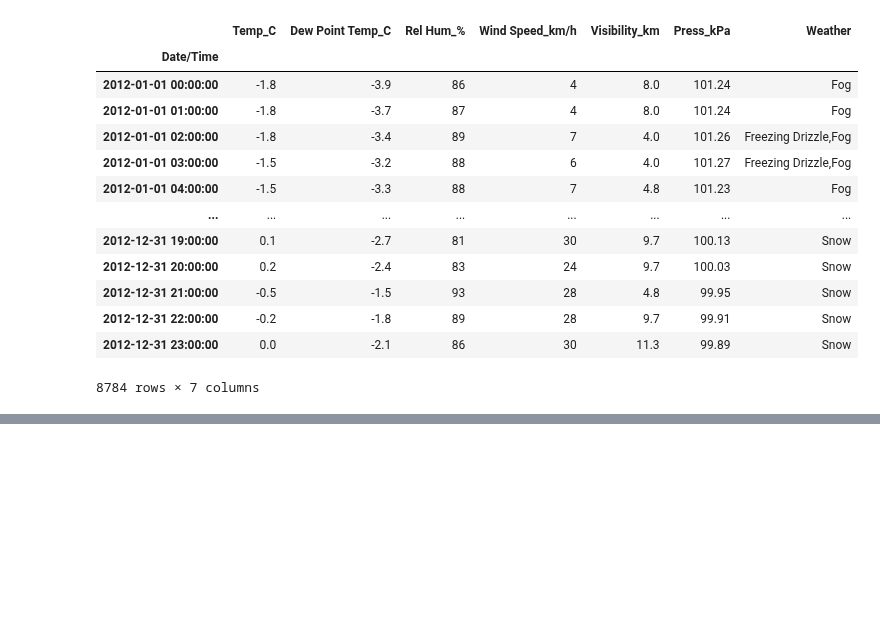
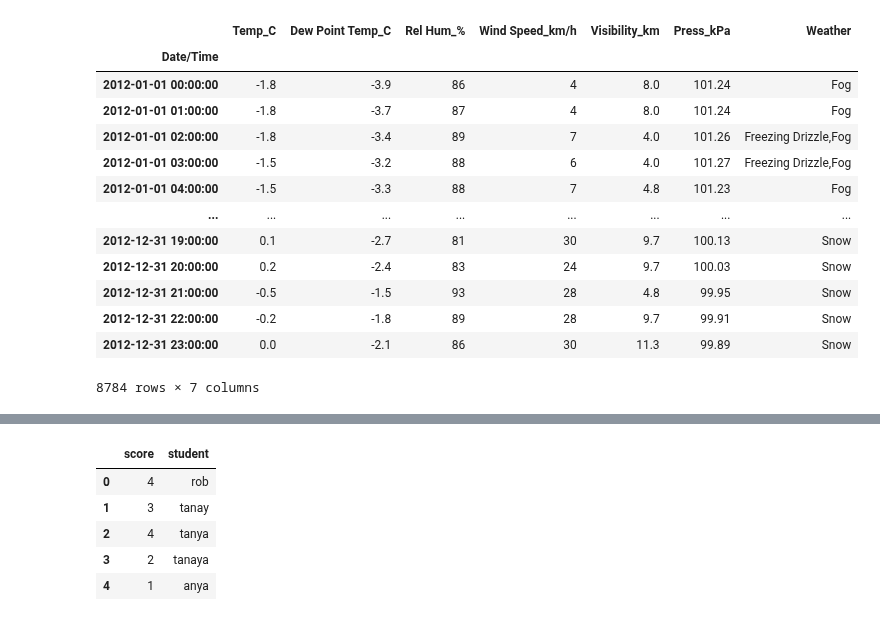
Before and after one commit to Tanay-Dwivedi/DADS-practice, a Jupyter notebook: Python/Pandas/pandas_practice2.ipynb, the cells around one changed output, grey strips where cells are left out. Saved outputs shown, nothing was run; the diff lists cells and outputs as text; code cells hidden in the pictures; blank space fills up the shorter version.

```diff
--- a/Python/Pandas/pandas_practice2.ipynb
+++ b/Python/Pandas/pandas_practice2.ipynb
@@ -290,0 +366,14 @@ dff
+# %%
+"""
+to replace the values with some data instead of it
+"""
+
+dff = df.replace(["poor", "good","average","exceptional"], [1,2,3,4])
+dff
+# %% [output]
+|  | score | student |
+| 0 | 4 | rob |
+| 1 | 3 | tanay |
+| 2 | 4 | tanya |
+| 3 | 2 | tanaya |
+| 4 | 1 | anya |
```
Also changed, not shown: parts of 7 cells of this notebook.
